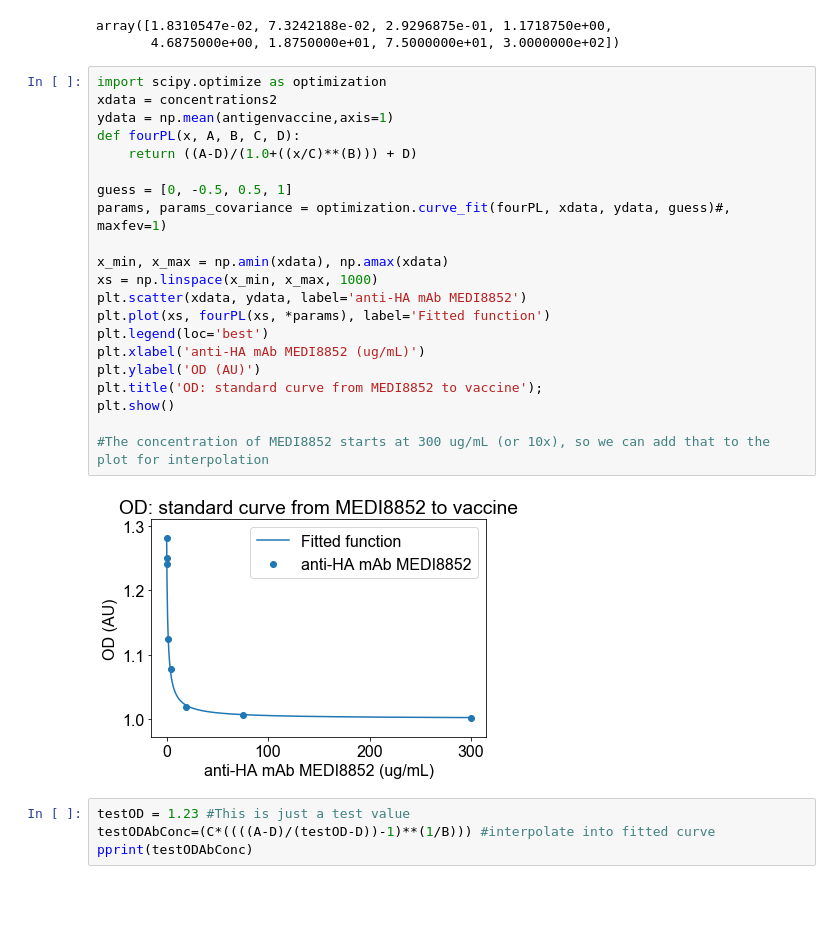
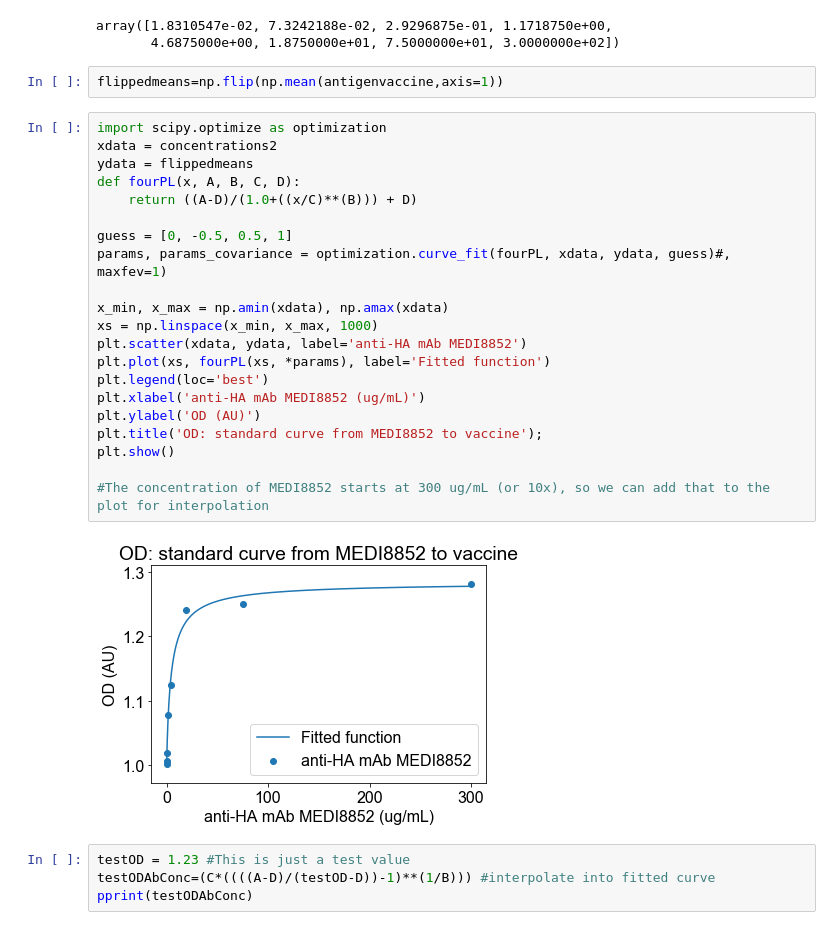
Before and after one commit to mehta-lab/multiSero, a Jupyter notebook: notebooks_interpretation/FluPlateinterpret.ipynb, the cells around one changed output. Cells and saved outputs as stored; diff of their text form; blank space fills up the shorter version.

```diff
--- a/notebooks_interpretation/FluPlateinterpret.ipynb
+++ b/notebooks_interpretation/FluPlateinterpret.ipynb
@@ -369,29 +369,31 @@ pprint(concentrations2)
 # %% [output]
 array([1.8310547e-02, 7.3242188e-02, 2.9296875e-01, 1.1718750e+00,
        4.6875000e+00, 1.8750000e+01, 7.5000000e+01, 3.0000000e+02])
+# %%
+flippedmeans=np.flip(np.mean(antigenvaccine,axis=1))
 # %%
 import scipy.optimize as optimization
 xdata = concentrations2
-ydata = np.mean(antigenvaccine,axis=1)
+ydata = flippedmeans
 def fourPL(x, A, B, C, D):
     return ((A-D)/(1.0+((x/C)**(B))) + D)
 
 guess = [0, -0.5, 0.5, 1]
 params, params_covariance = optimization.curve_fit(fourPL, xdata, ydata, guess)#, maxfev=1)
 
 x_min, x_max = np.amin(xdata), np.amax(xdata)
 xs = np.linspace(x_min, x_max, 1000)
 plt.scatter(xdata, ydata, label='anti-HA mAb MEDI8852')
 plt.plot(xs, fourPL(xs, *params), label='Fitted function')
 plt.legend(loc='best')
 plt.xlabel('anti-HA mAb MEDI8852 (ug/mL)')
 plt.ylabel('OD (AU)')
 plt.title('OD: standard curve from MEDI8852 to vaccine');
 plt.show()
 
 #The concentration of MEDI8852 starts at 300 ug/mL (or 10x), so we can add that to the plot for interpolation
 # %% [output]
-[figure, old version]
+[figure, new version]
 # %%
 testOD = 1.23 #This is just a test value
 testODAbConc=(C*((((A-D)/(testOD-D))-1)**(1/B))) #interpolate into fitted curve
```
Also changed, not shown: parts of 5 cells of this notebook.
